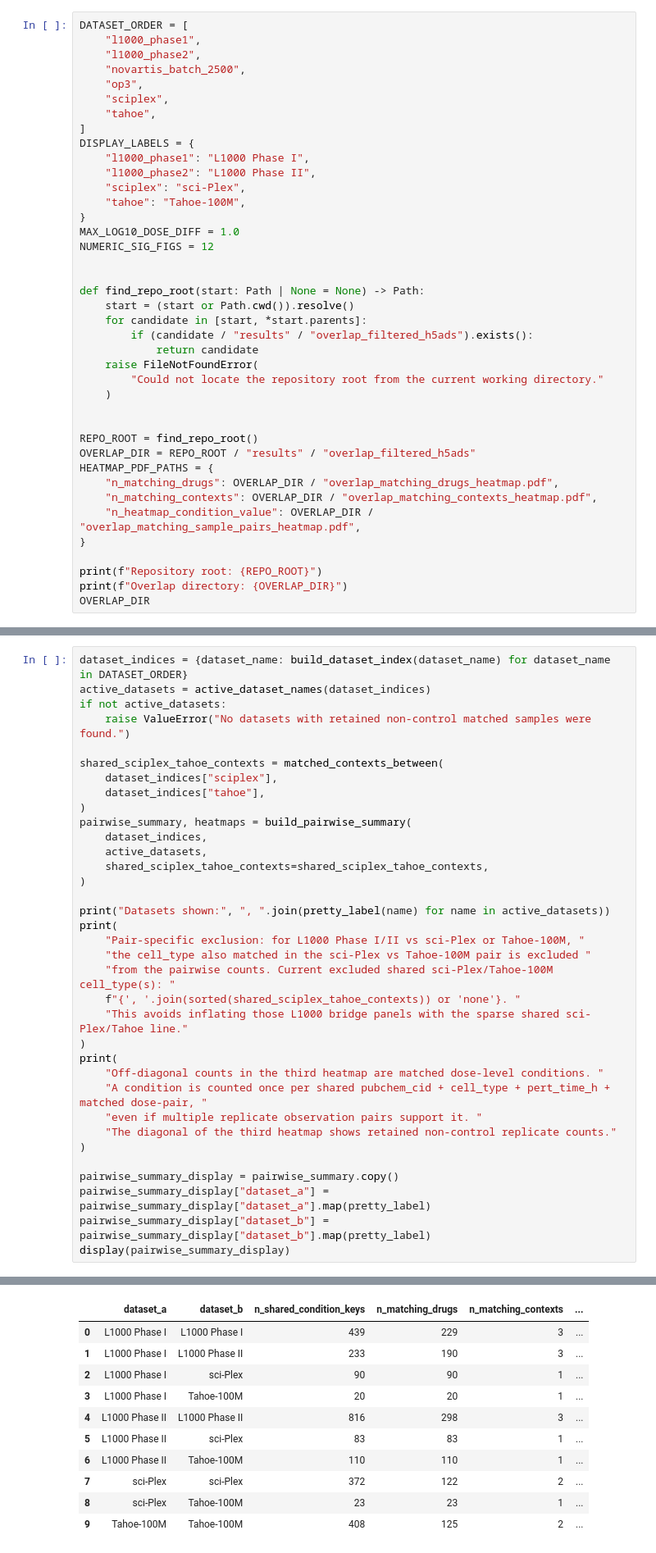
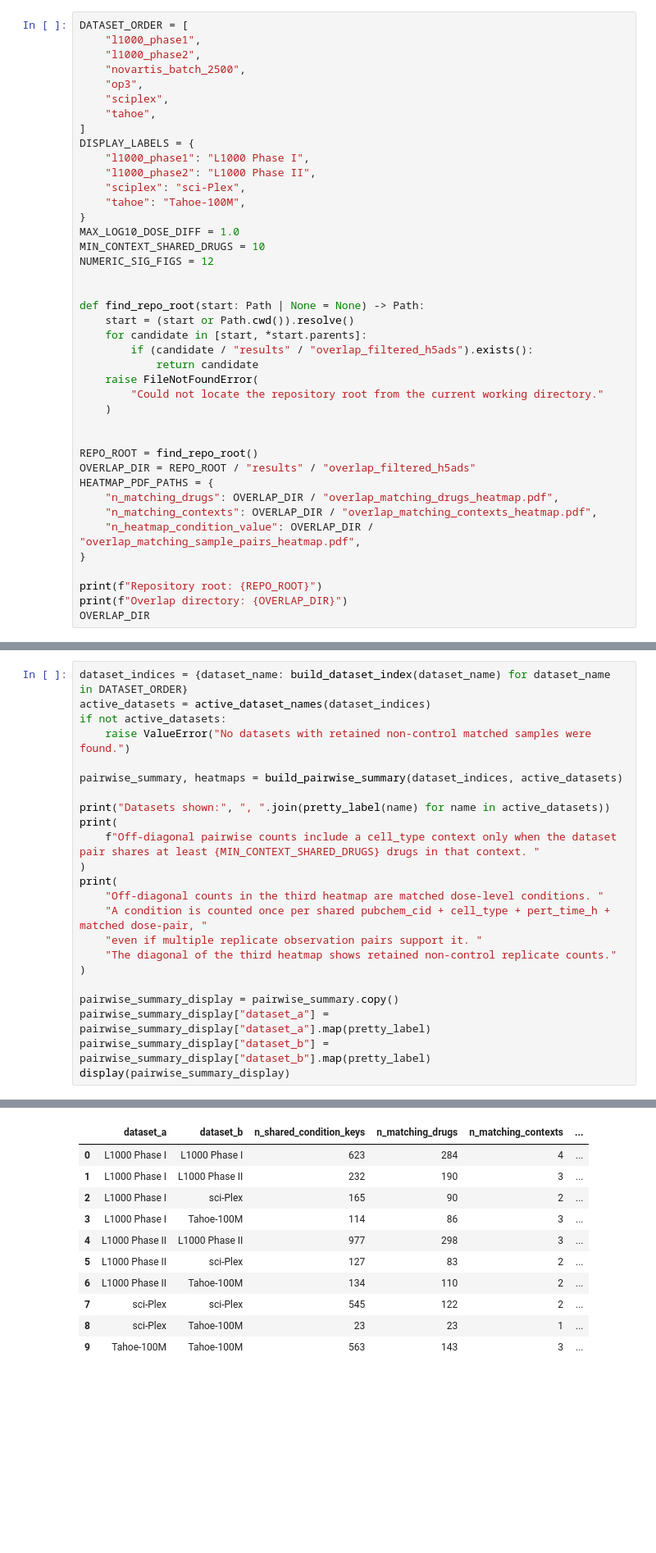
Before and after one commit to elmella/Chem-PerturBridge_analysis, a Jupyter notebook: notebooks/plot_overlap_heatmaps.ipynb, the cells around one changed output, grey strips where cells are left out. Shown at 82% size. Cells and saved outputs as stored; diff of their text form; blank space fills up the shorter version.

```diff
--- a/notebooks/plot_overlap_heatmaps.ipynb
+++ b/notebooks/plot_overlap_heatmaps.ipynb
@@ -51,6 +51,7 @@ DISPLAY_LABELS = {
     "tahoe": "Tahoe-100M",
 }
 MAX_LOG10_DOSE_DIFF = 1.0
+MIN_CONTEXT_SHARED_DRUGS = 10
 NUMERIC_SIG_FIGS = 12
 
 
@@ -441,23 +407,11 @@ active_datasets = active_dataset_names(dataset_indices)
 if not active_datasets:
     raise ValueError("No datasets with retained non-control matched samples were found.")
 
-shared_sciplex_tahoe_contexts = matched_contexts_between(
-    dataset_indices["sciplex"],
-    dataset_indices["tahoe"],
-)
-pairwise_summary, heatmaps = build_pairwise_summary(
-    dataset_indices,
-    active_datasets,
-    shared_sciplex_tahoe_contexts=shared_sciplex_tahoe_contexts,
-)
+pairwise_summary, heatmaps = build_pairwise_summary(dataset_indices, active_datasets)
 
 print("Datasets shown:", ", ".join(pretty_label(name) for name in active_datasets))
 print(
-    "Pair-specific exclusion: for L1000 Phase I/II vs sci-Plex or Tahoe-100M, "
-    "the cell_type also matched in the sci-Plex vs Tahoe-100M pair is excluded "
-    "from the pairwise counts. Current excluded shared sci-Plex/Tahoe-100M cell_type(s): "
-    f"{', '.join(sorted(shared_sciplex_tahoe_contexts)) or 'none'}. "
-    "This avoids inflating those L1000 bridge panels with the sparse shared sci-Plex/Tahoe line."
+    f"Off-diagonal pairwise counts include a cell_type context only when the dataset pair shares at least {MIN_CONTEXT_SHARED_DRUGS} drugs in that context. "
 )
 print(
     "Off-diagonal counts in the third heatmap are matched dose-level conditions. "
@@ -476,15 +430,15 @@ Pair-specific exclusion: for L1000 Phase I/II vs sci-Plex or Tahoe-100M, the cel
 Off-diagonal counts in the third heatmap are matched dose-level conditions. A condition is counted once per shared pubchem_cid + cell_type + pert_time_h + matched dose-pair, even if multiple replicate ...
 |  | dataset_a | dataset_b | n_shared_condition_keys | n_matching_drugs | n_matching_contexts | ... |
-| 0 | L1000 Phase I | L1000 Phase I | 439 | 229 | 3 | ... |
-| 1 | L1000 Phase I | L1000 Phase II | 233 | 190 | 3 | ... |
-| 2 | L1000 Phase I | sci-Plex | 90 | 90 | 1 | ... |
-| 3 | L1000 Phase I | Tahoe-100M | 20 | 20 | 1 | ... |
-| 4 | L1000 Phase II | L1000 Phase II | 816 | 298 | 3 | ... |
-| 5 | L1000 Phase II | sci-Plex | 83 | 83 | 1 | ... |
-| 6 | L1000 Phase II | Tahoe-100M | 110 | 110 | 1 | ... |
-| 7 | sci-Plex | sci-Plex | 372 | 122 | 2 | ... |
+| 0 | L1000 Phase I | L1000 Phase I | 623 | 284 | 4 | ... |
+| 1 | L1000 Phase I | L1000 Phase II | 232 | 190 | 3 | ... |
+| 2 | L1000 Phase I | sci-Plex | 165 | 90 | 2 | ... |
+| 3 | L1000 Phase I | Tahoe-100M | 114 | 86 | 3 | ... |
+| 4 | L1000 Phase II | L1000 Phase II | 977 | 298 | 3 | ... |
+| 5 | L1000 Phase II | sci-Plex | 127 | 83 | 2 | ... |
+| 6 | L1000 Phase II | Tahoe-100M | 134 | 110 | 2 | ... |
+| 7 | sci-Plex | sci-Plex | 545 | 122 | 2 | ... |
 | 8 | sci-Plex | Tahoe-100M | 23 | 23 | 1 | ... |
-| 9 | Tahoe-100M | Tahoe-100M | 408 | 125 | 2 | ... |
+| 9 | Tahoe-100M | Tahoe-100M | 563 | 143 | 3 | ... |
 # %%
 plot_metric_heatmap(
     metric_key="n_matching_drugs",
```
Also changed, not shown: parts of 6 cells of this notebook, 2 other files.
